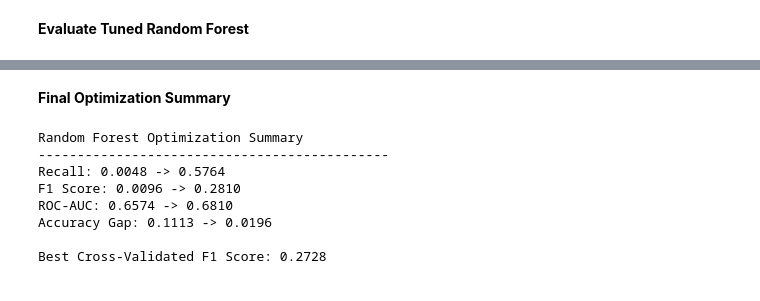
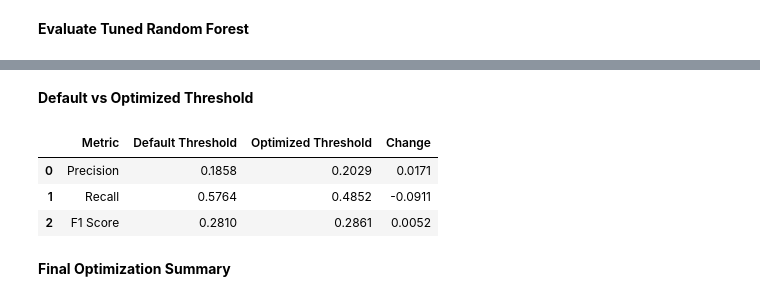
Before and after one commit to bahmedx/730, a Jupyter notebook: Real_World_AI_Driven_Analytics_Project_Part_2.ipynb, the cells around one changed output, grey strips where cells are left out. Drawn from its saved outputs; the diff is of its cells as text; code cells hidden in the pictures.

```diff
--- a/Real_World_AI_Driven_Analytics_Project_Part_2.ipynb
+++ b/Real_World_AI_Driven_Analytics_Project_Part_2.ipynb
@@ -2019,40 +1937,40 @@ plt.show()
+# %% [markdown]
+**Default vs Optimized Threshold**
+# %%
+# ============================================================
+# Threshold Comparison
+# ============================================================
+
+threshold_comparison = pd.DataFrame({
+    "Metric": [
+        "Precision",
+        "Recall",
+        "F1 Score"
+    ],
+    "Default Threshold": [
+        tuned_precision,
+        tuned_recall,
+        tuned_f1
+    ],
+    "Optimized Threshold": [
+        threshold_precision,
+        threshold_recall,
+        threshold_f1
+    ]
+})
+
+threshold_comparison["Change"] = (
+    threshold_comparison["Optimized Threshold"]
+    - threshold_comparison["Default Threshold"]
+)
+
+display(
+    threshold_comparison.round(4)
+)
+# %% [output]
+|  | Metric | Default Threshold | Optimized Threshold | Change |
+| 0 | Precision | 0.1858 | 0.2029 | 0.0171 |
+| 1 | Recall | 0.5764 | 0.4852 | -0.0911 |
+| 2 | F1 Score | 0.2810 | 0.2861 | 0.0052 |
 # %% [markdown]
 **Final Optimization Summary**
-# %%
-print("Random Forest Optimization Summary")
-print("-" * 45)
-
-print(
-    f"Recall: "
-    f"{recall:.4f} -> {tuned_recall:.4f}"
-)
-
-print(
-    f"F1 Score: "
-    f"{f1:.4f} -> {tuned_f1:.4f}"
-)
-
-print(
-    f"ROC-AUC: "
-    f"{roc_auc:.4f} -> {tuned_roc_auc:.4f}"
-)
-
-print(
-    f"Accuracy Gap: "
-    f"{accuracy_gap:.4f} -> "
-    f"{tuned_accuracy_gap:.4f}"
-)
-
-print(
-    "\nBest Cross-Validated F1 Score: "
-    f"{rf_search.best_score_:.4f}"
-)
-# %% [output]
-Random Forest Optimization Summary
----------------------------------------------
-Recall: 0.0048 -> 0.5764
-F1 Score: 0.0096 -> 0.2810
-ROC-AUC: 0.6574 -> 0.6810
-Accuracy Gap: 0.1113 -> 0.0196
-
-Best Cross-Validated F1 Score: 0.2728
```
Also changed, not shown: parts of 27 cells of this notebook.
